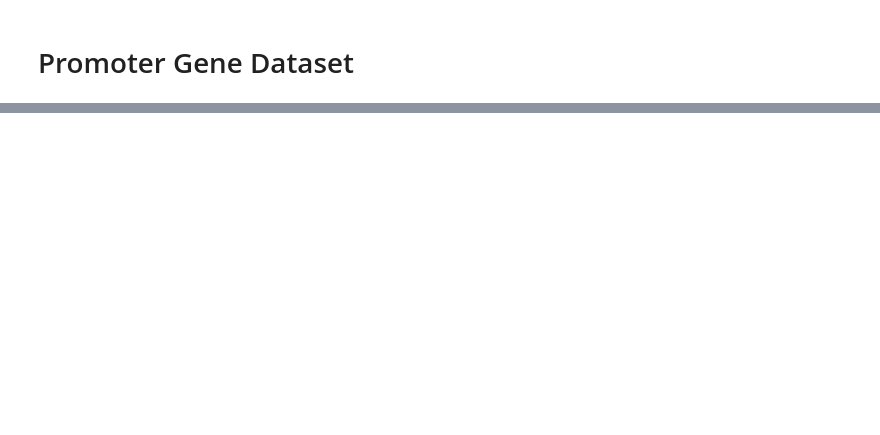
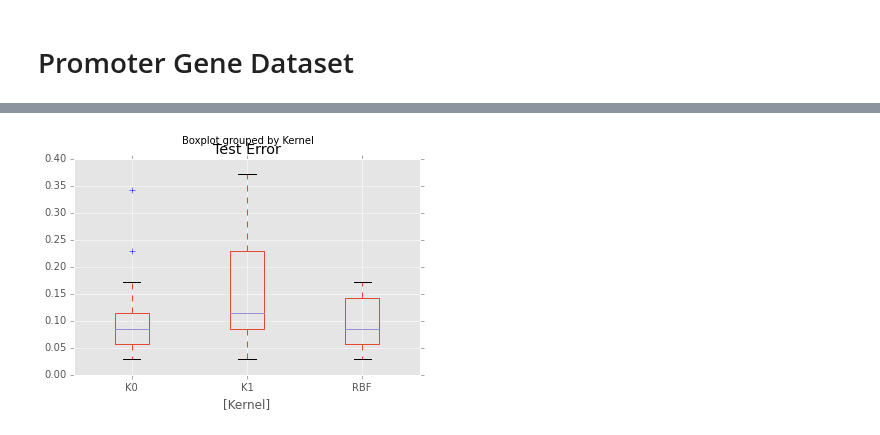
Before and after one commit to 4kxz/categorical-kernels, a Jupyter notebook: notebooks/Promoter.ipynb, the cells around one changed output, grey strips where cells are left out. Saved outputs shown, nothing was run; the diff lists cells and outputs as text; code cells hidden in the pictures; blank space fills up the shorter version.

```diff
--- a/notebooks/Promoter.ipynb
+++ b/notebooks/Promoter.ipynb
@@ -63,8 +12,0 @@ Running Chi1...
-# %%
-model = kh.Chi2()
-print("Running {}...".format(model.name))
-best_fit = model.train(cvf, X_train, y_train)
-results = model.test(best_fit, X_test, y_test)
-kernels.append(model.name)
-train_scores.append(results['train_score'])
-test_scores.append(results['test_score'])
@@ -101,0 +13,20 @@ df
+# %%
+# Load the dataset
+dataset = Promoter()
+# %%
+data = {'Kernel': [], 'Test Error': []}
+for i in range(20):
+    print("Iteration {}".format(i))
+    # Split train and test
+    X_train, X_test, y_train, y_test = dataset.train_test_split(test_size=0.33, random_state=i)
+    # Cross-validation
+    cvf = cv.StratifiedKFold(y_train, 10)
+    # Evaluate models
+    for model_class in kh.RBF, kh.K0, kh.K1, kh.M3, kh.M4, kh.M5, kh.M6, kh.M7, kh.M9, kh.MC, kh.MD, kh.ME:
+        model = model_class()
+        print(model.name, end=', ')
+        best_fit = model.train(cvf, X_train, y_train)
+        results = model.test(best_fit, X_test, y_test)
+        data['Kernel'].append(model.name)
+        data['Test Error'].append(1 - results['test_score'])
+    print()
@@ -101,0 +51,3 @@ df
+# %%
+df = pd.DataFrame(data=data)
+df.groupby('Kernel')['Test Error'].mean()
@@ -101,0 +69,5 @@ df
+# %%
+univ_kernels = (df.Kernel == 'K0') | (df.Kernel == 'K1') | (df.Kernel == 'RBF')
+df[univ_kernels].boxplot(by='Kernel');
+# %% [output]
+[figure, added]
```
Also changed, not shown: parts of 11 cells of this notebook, 19 other files.
